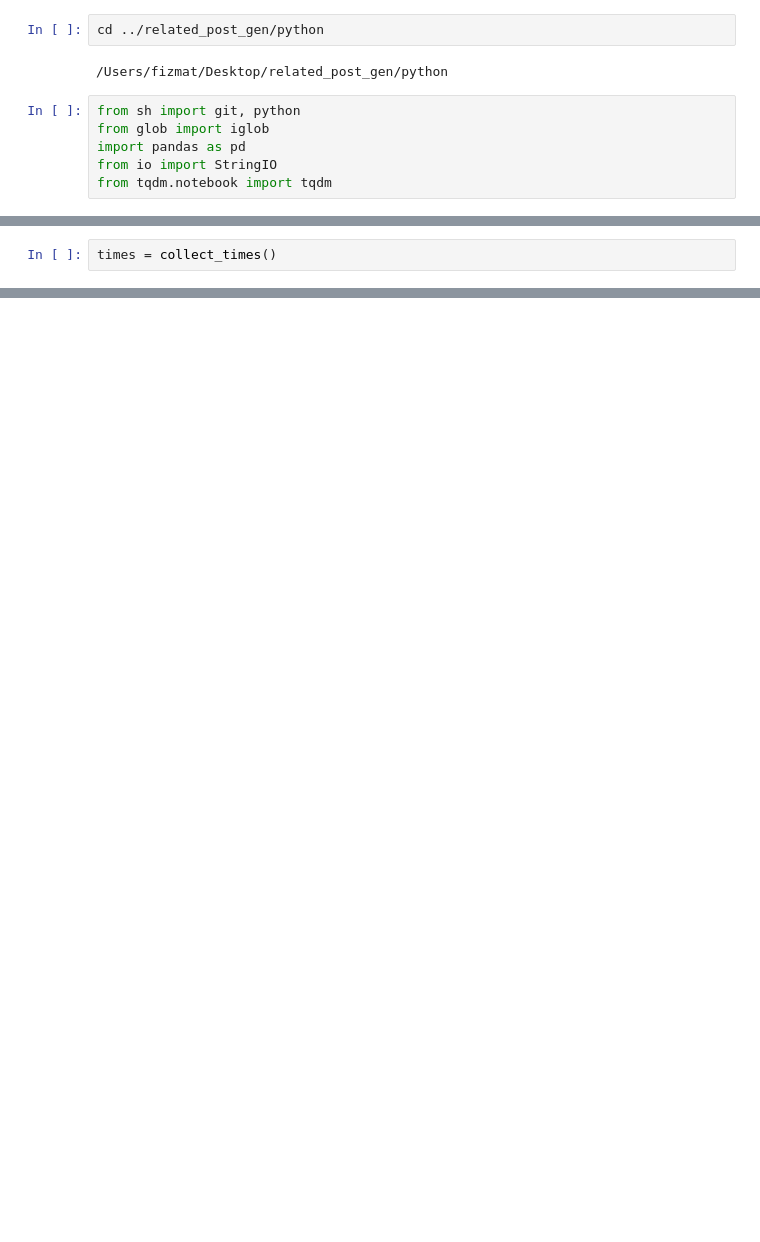
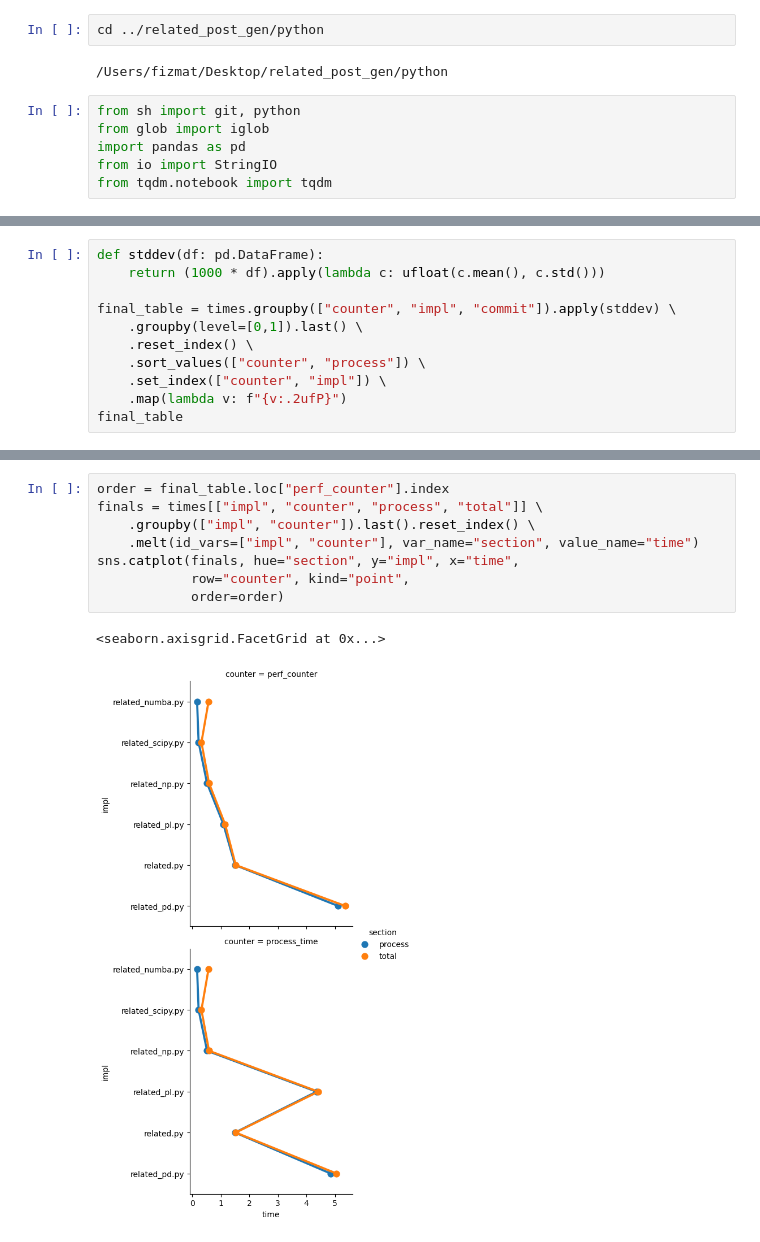
Before and after one commit to fizmat/related_post_gen_python_timing, a Jupyter notebook: main.ipynb, the cells around one changed output, grey strips where cells are left out. Drawn from its saved outputs; the diff is of its cells as text; blank space fills up the shorter version.

```diff
--- a/main.ipynb
+++ b/main.ipynb
@@ -63,2 +179,0 @@ def plot(times):
-# %%
-times = collect_times()
@@ -330,0 +180,11 @@ plot(times_numba)
+# %%
+def stddev(df: pd.DataFrame):
+    return (1000 * df).apply(lambda c: ufloat(c.mean(), c.std()))
+
+final_table = times.groupby(["counter", "impl", "commit"]).apply(stddev) \
+    .groupby(level=[0,1]).last() \
+    .reset_index() \
+    .sort_values(["counter", "process"]) \
+    .set_index(["counter", "impl"]) \
+    .map(lambda v: f"{v:.2ufP}")
+final_table
@@ -330,0 +206,11 @@ plot(times_numba)
+# %%
+order = final_table.loc["perf_counter"].index
+finals = times[["impl", "counter", "process", "total"]] \
+    .groupby(["impl", "counter"]).last().reset_index() \
+    .melt(id_vars=["impl", "counter"], var_name="section", value_name="time")
+sns.catplot(finals, hue="section", y="impl", x="time",
+            row="counter", kind="point",
+            order=order)
+# %% [output]
+<seaborn.axisgrid.FacetGrid at 0x...>
+[figure, added]
```
Also changed, not shown: parts of 26 cells of this notebook.
